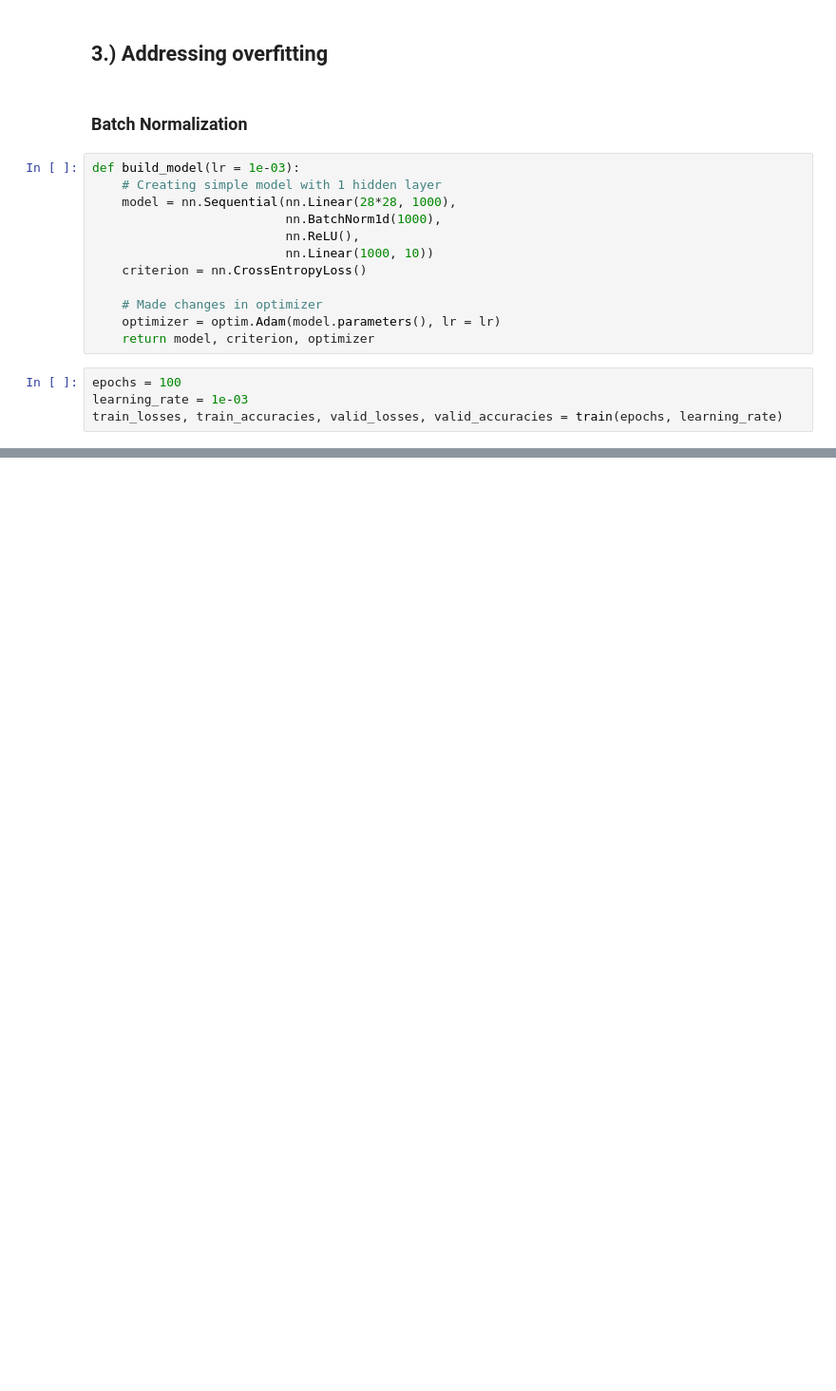
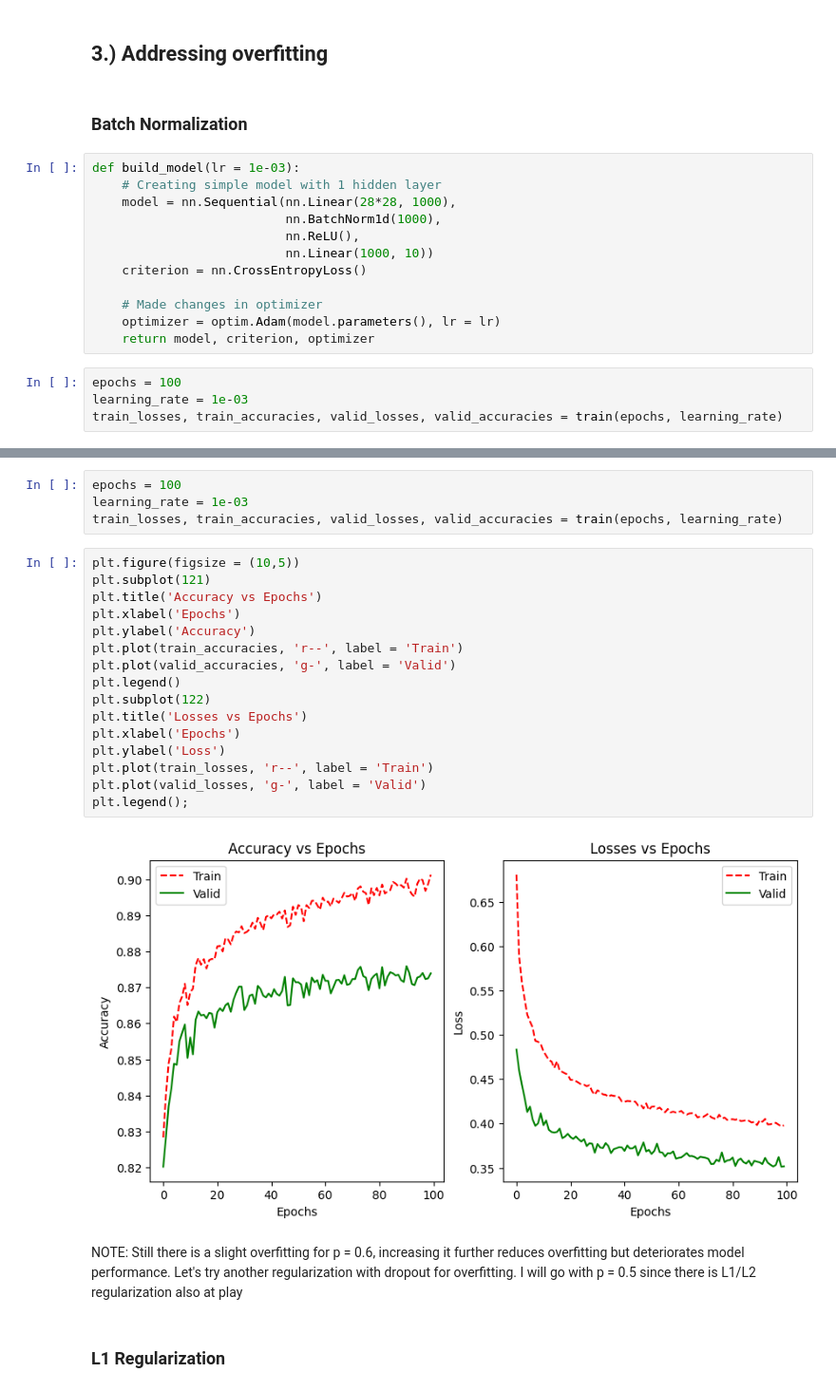
Before and after one commit to AniTho/Computer_Vision_DL, a Jupyter notebook: Day_02 (Basics of Neural network and image) Hyperparameter tuning.ipynb, the cells around one changed output, grey strips where cells are left out. Shown at 95% size. Drawn from its saved outputs; the diff is of its cells as text; blank space fills up the shorter version.

Commit message:
Added code for Regularization and tuned their hyperparams

```diff
--- a/Day_02 (Basics of Neural network and image) Hyperparameter tuning.ipynb
+++ b/Day_02 (Basics of Neural network and image) Hyperparameter tuning.ipynb
@@ -350,0 +372,26 @@ plt.legend();
+# %%
+epochs = 100
+learning_rate = 1e-03
+train_losses, train_accuracies, valid_losses, valid_accuracies = train(epochs, learning_rate)
+# %%
+plt.figure(figsize = (10,5))
+plt.subplot(121)
+plt.title('Accuracy vs Epochs')
+plt.xlabel('Epochs')
+plt.ylabel('Accuracy')
+plt.plot(train_accuracies, 'r--', label = 'Train')
+plt.plot(valid_accuracies, 'g-', label = 'Valid')
+plt.legend()
+plt.subplot(122)
+plt.title('Losses vs Epochs')
+plt.xlabel('Epochs')
+plt.ylabel('Loss')
+plt.plot(train_losses, 'r--', label = 'Train')
+plt.plot(valid_losses, 'g-', label = 'Valid')
+plt.legend();
+# %% [output]
+[figure, added]
+# %% [markdown]
+NOTE: Still there is a slight overfitting for p = 0.6, increasing it further reduces overfitting but deteriorates model performance. Let's try another regularization with dropout for overfitting. I will go with p = 0.5 since there is L1/L2 regularization also at play
+# %% [markdown]
+### L1 Regularization
```
Also changed, not shown: parts of 14 cells of this notebook.
